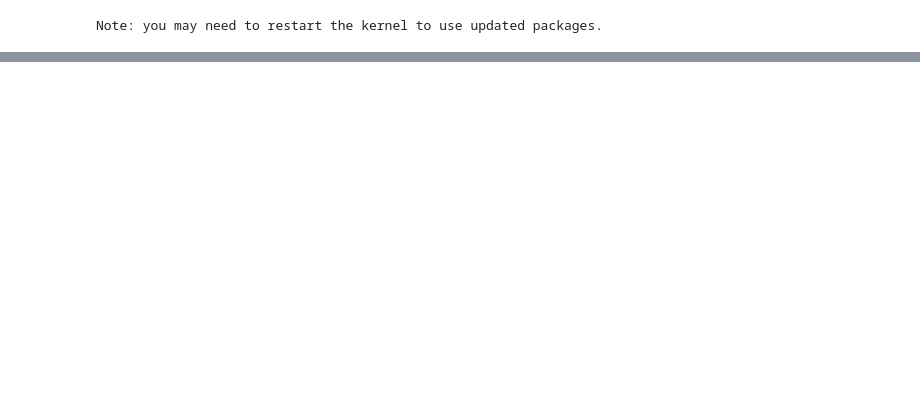
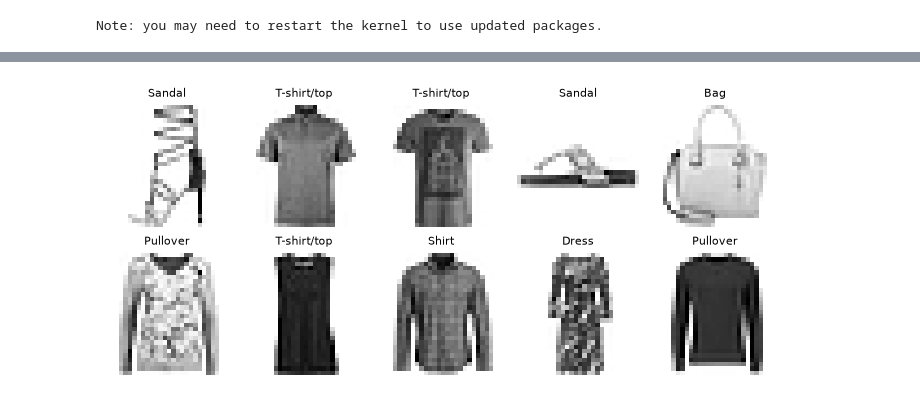
Before and after one commit to devomh/cdat4011-2026, a Jupyter notebook: u05_deep_learning/l18_lab_cnn.ipynb, the cells around one changed output, grey strips where cells are left out. Drawn from its saved outputs; the diff is of its cells as text; code cells hidden in the pictures; blank space fills up the shorter version.

```diff
--- a/u05_deep_learning/l18_lab_cnn.ipynb
+++ b/u05_deep_learning/l18_lab_cnn.ipynb
@@ -277,11 +38,0 @@ plt.title("CNN vs MLP on Fashion-MNIST"); plt.show()
-# %%
-# a few test images with the CNN's predictions
-cnn.eval()
-xb, yb = next(iter(test_loader))
-with torch.no_grad():
-    pred = cnn(xb[:8]).argmax(1)
-plt.figure(figsize=(10, 2))
-for i in range(8):
-    plt.subplot(1, 8, i + 1); plt.imshow(xb[i, 0], cmap="gray"); plt.axis("off")
-    plt.title(f"{CLASSES[pred[i]][:6]}", fontsize=8)
-plt.show()
@@ -303,0 +163,51 @@ cell in isolation gives a slightly different number (the takeaway is the compari
+# %%
+def _grid_axes(n, grid, cell_h):
+    """A rows x cols grid of axes (grid=None: one row of n)."""
+    rows, cols = grid if grid is not None else (1, n)
+    fig, axes = plt.subplots(rows, cols, squeeze=False,
+                             figsize=(1.4 * cols, cell_h * rows))
+    return rows * cols, fig, axes.ravel()
+
+def show_images(X, y, n=10, grid=None, seed=0):
+    """Plot random images from X with their class names."""
+    X, y = X.cpu().numpy(), y.cpu().numpy()
+    n, fig, axes = _grid_axes(n, grid, cell_h=1.6)
+    pick = np.random.default_rng(seed).choice(len(X), n, replace=False)
+    for ax, i in zip(axes, pick):
+        ax.imshow(X[i].reshape(28, 28), cmap="gray_r")
+        ax.set_title(CLASSES[y[i]], fontsize=8)
+        ax.axis("off")
+    fig.tight_layout()
+    plt.show()
+
+def show_predictions(X, y_true, y_pred, n=10, grid=None,
+                     which="mixed", seed=0):
+    """Plot images titled 'true / pred', misses in red.
+    which = "correct", "wrong", or "mixed" (half of each)."""
+    X = X.cpu().numpy()
+    y_true, y_pred = y_true.cpu().numpy(), y_pred.cpu().numpy()
+    n, fig, axes = _grid_axes(n, grid, cell_h=1.9)
+    rng = np.random.default_rng(seed)
+    right = np.flatnonzero(y_true == y_pred)
+    wrong = np.flatnonzero(y_true != y_pred)
+    if which == "correct":
+        pick = rng.choice(right, n, replace=False)
+    elif which == "wrong":
+        pick = rng.choice(wrong, n, replace=False)
+    else:
+        pick = np.concatenate([
+            rng.choice(right, n // 2, replace=False),
+            rng.choice(wrong, n - n // 2, replace=False)])
+    for ax, i in zip(axes, pick):
+        ax.imshow(X[i].reshape(28, 28), cmap="gray_r")
+        ok = y_true[i] == y_pred[i]
+        ax.set_title(f"true {CLASSES[y_true[i]]}\n"
+                     f"pred {CLASSES[y_pred[i]]}", fontsize=7,
+                     color="black" if ok else "#d62728")
+        ax.axis("off")
+    fig.tight_layout()
+    plt.show()
+
+show_images(X_train, y_train, grid=(2, 5))
+# %% [output]
+[figure, added]
```
Also changed, not shown: parts of 58 cells of this notebook, 3 other files.
